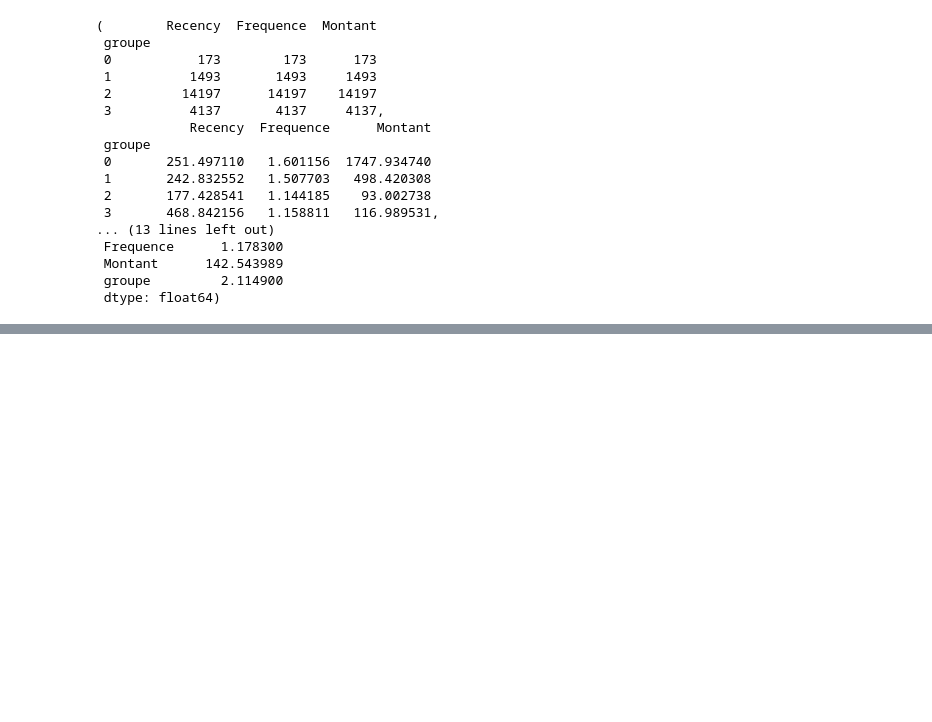
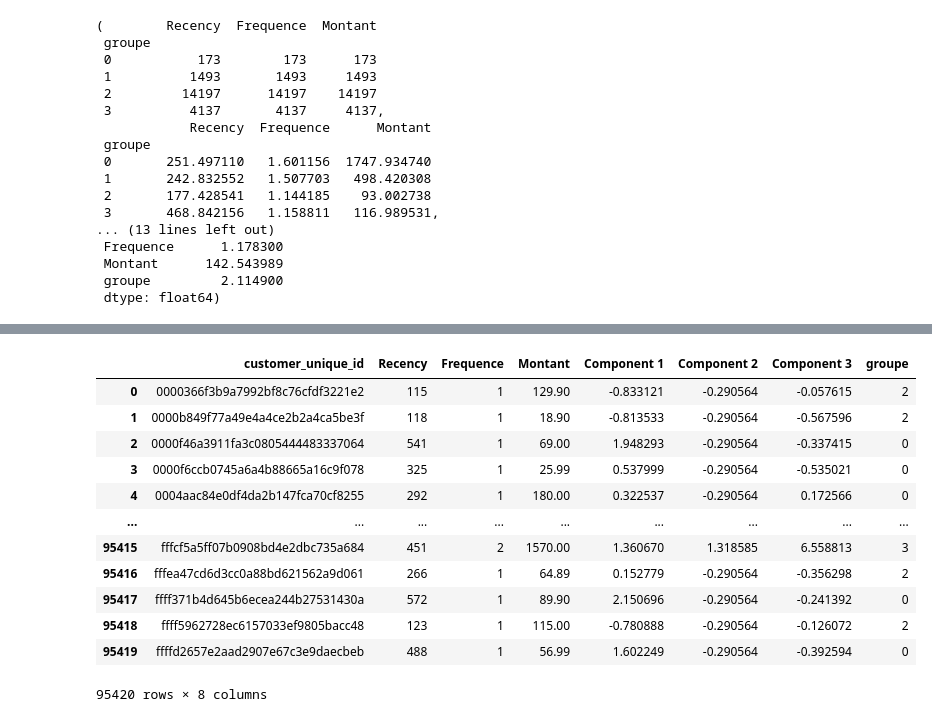
Before and after one commit to Data-dream-team-Laurence/Brief-data-dream-team, a Jupyter notebook: segmentation_client/segmentation.ipynb, the cells around one changed output, grey strips where cells are left out. Cells and saved outputs as stored; diff of their text form; code cells hidden in the pictures; blank space fills up the shorter version.

```diff
--- a/segmentation_client/segmentation.ipynb
+++ b/segmentation_client/segmentation.ipynb
@@ -1032,0 +1134,16 @@ rfm.groupby(["groupe"]).count()
+# %%
+test
+# %% [output]
+|  | customer_unique_id | Recency | Frequence | Montant | Component 1 | Component 2 | Component 3 | groupe |
+| 0 | 0000366f3b9a7992bf8c76cfdf3221e2 | 115 | 1 | 129.90 | -0.833121 | -0.290564 | -0.057615 | 2 |
+| 1 | 0000b849f77a49e4a4ce2b2a4ca5be3f | 118 | 1 | 18.90 | -0.813533 | -0.290564 | -0.567596 | 2 |
+| 2 | 0000f46a3911fa3c0805444483337064 | 541 | 1 | 69.00 | 1.948293 | -0.290564 | -0.337415 | 0 |
+| 3 | 0000f6ccb0745a6a4b88665a16c9f078 | 325 | 1 | 25.99 | 0.537999 | -0.290564 | -0.535021 | 0 |
+| 4 | 0004aac84e0df4da2b147fca70cf8255 | 292 | 1 | 180.00 | 0.322537 | -0.290564 | 0.172566 | 0 |
+| ... | ... | ... | ... | ... | ... | ... | ... | ... |
+| 95415 | fffcf5a5ff07b0908bd4e2dbc735a684 | 451 | 2 | 1570.00 | 1.360670 | 1.318585 | 6.558813 | 3 |
+| 95416 | fffea47cd6d3cc0a88bd621562a9d061 | 266 | 1 | 64.89 | 0.152779 | -0.290564 | -0.356298 | 2 |
+| 95417 | ffff371b4d645b6ecea244b27531430a | 572 | 1 | 89.90 | 2.150696 | -0.290564 | -0.241392 | 0 |
+| 95418 | ffff5962728ec6157033ef9805bacc48 | 123 | 1 | 115.00 | -0.780888 | -0.290564 | -0.126072 | 2 |
+| 95419 | ffffd2657e2aad2907e67c3e9daecbeb | 488 | 1 | 56.99 | 1.602249 | -0.290564 | -0.392594 | 0 |
+95420 rows × 8 columns
```
Also changed, not shown: parts of 75 cells of this notebook.
